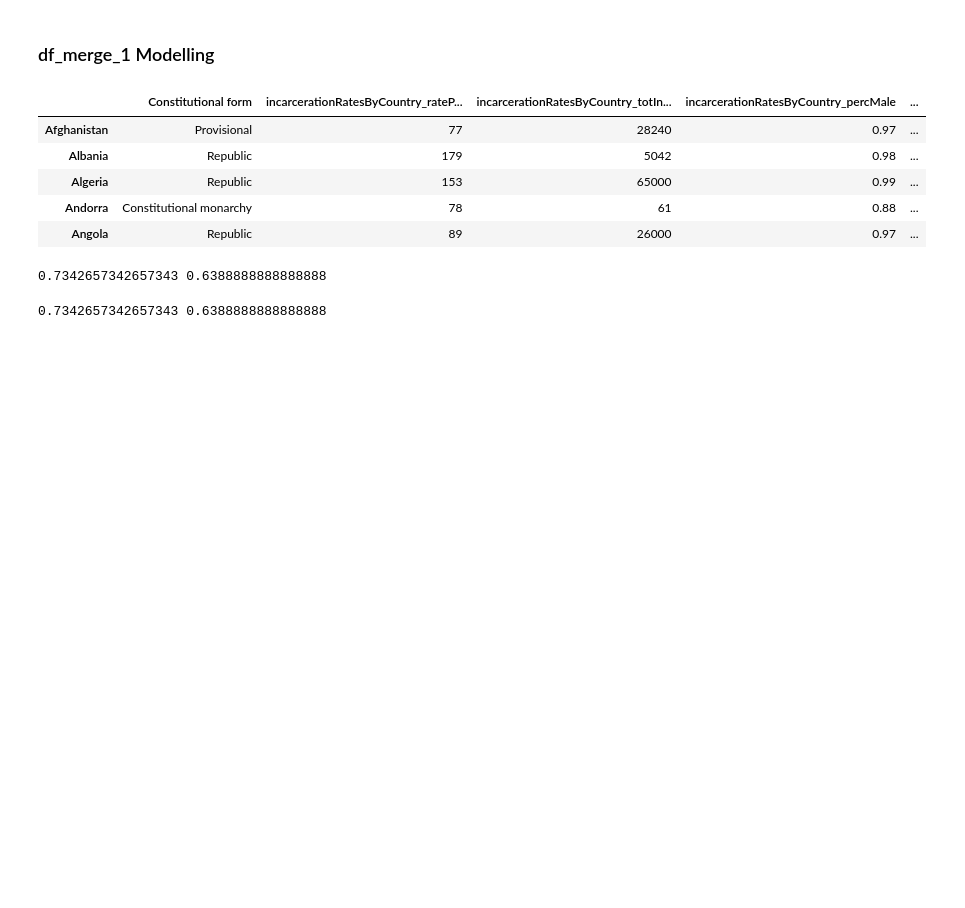
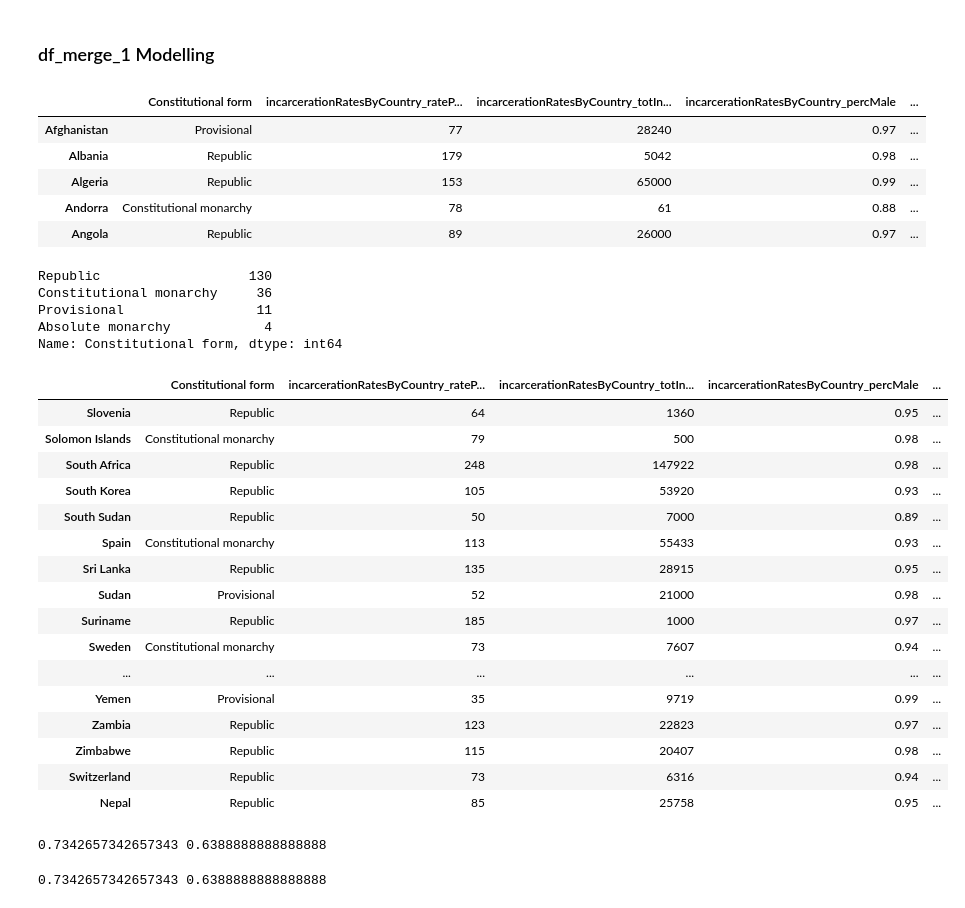
Before and after one commit to elliottjones56/project_5, a Jupyter notebook: gov_classification/prison_pop_vs_democracy_classification.ipynb, the cells around one changed output. Cells and saved outputs as stored; diff of their text form; code cells hidden in the pictures; blank space fills up the shorter version.

```diff
--- a/gov_classification/prison_pop_vs_democracy_classification.ipynb
+++ b/gov_classification/prison_pop_vs_democracy_classification.ipynb
@@ -333,6 +333,34 @@ df_merge_1.head()
 | Algeria | Republic | 153 | 65000 | 0.99 | ... |
 | Andorra | Constitutional monarchy | 78 | 61 | 0.88 | ... |
 | Angola | Republic | 89 | 26000 | 0.97 | ... |
+# %%
+df_merge_1['Constitutional form'].value_counts()
+# %% [output]
+Republic                   130
+Constitutional monarchy     36
+Provisional                 11
+Absolute monarchy            4
+Name: Constitutional form, dtype: int64
+# %%
+df_merge_1.tail(35)
+# %% [output]
+|  | Constitutional form | incarcerationRatesByCountry_rateP... | incarcerationRatesByCountry_totIn... | incarcerationRatesByCountry_percMale | ... |
+| Slovenia | Republic | 64 | 1360 | 0.95 | ... |
+| Solomon Islands | Constitutional monarchy | 79 | 500 | 0.98 | ... |
+| South Africa | Republic | 248 | 147922 | 0.98 | ... |
+| South Korea | Republic | 105 | 53920 | 0.93 | ... |
+| South Sudan | Republic | 50 | 7000 | 0.89 | ... |
+| Spain | Constitutional monarchy | 113 | 55433 | 0.93 | ... |
+| Sri Lanka | Republic | 135 | 28915 | 0.95 | ... |
+| Sudan | Provisional | 52 | 21000 | 0.98 | ... |
+| Suriname | Republic | 185 | 1000 | 0.97 | ... |
+| Sweden | Constitutional monarchy | 73 | 7607 | 0.94 | ... |
+| ... | ... | ... | ... | ... | ... |
+| Yemen | Provisional | 35 | 9719 | 0.99 | ... |
+| Zambia | Republic | 123 | 22823 | 0.97 | ... |
+| Zimbabwe | Republic | 115 | 20407 | 0.98 | ... |
+| Switzerland | Republic | 73 | 6316 | 0.94 | ... |
+| Nepal | Republic | 85 | 25758 | 0.95 | ... |
 # %%
 df_merge_1.dropna(inplace = True)
 # %%
```
Also changed, not shown: parts of 8 cells of this notebook, 2 other files.
